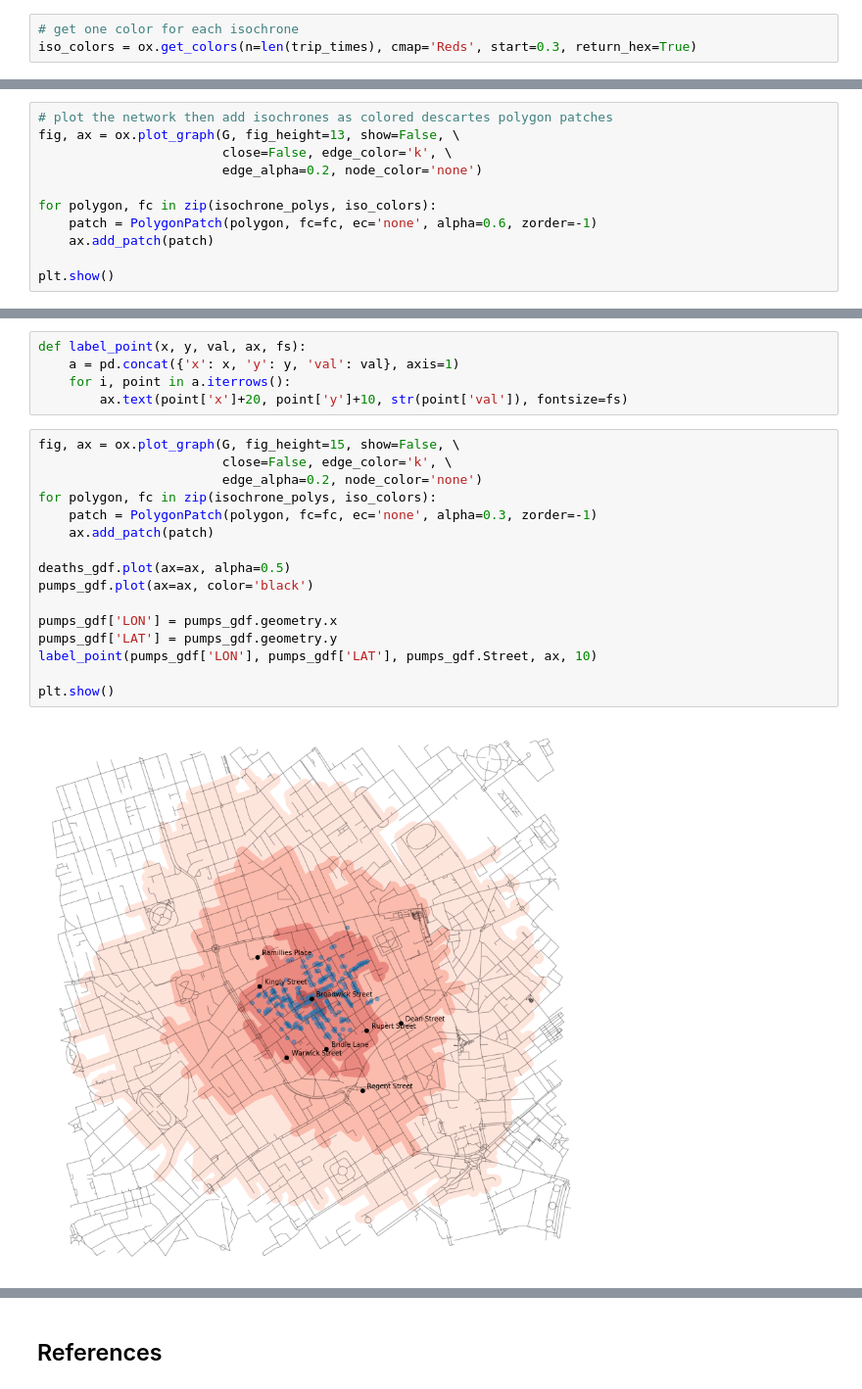
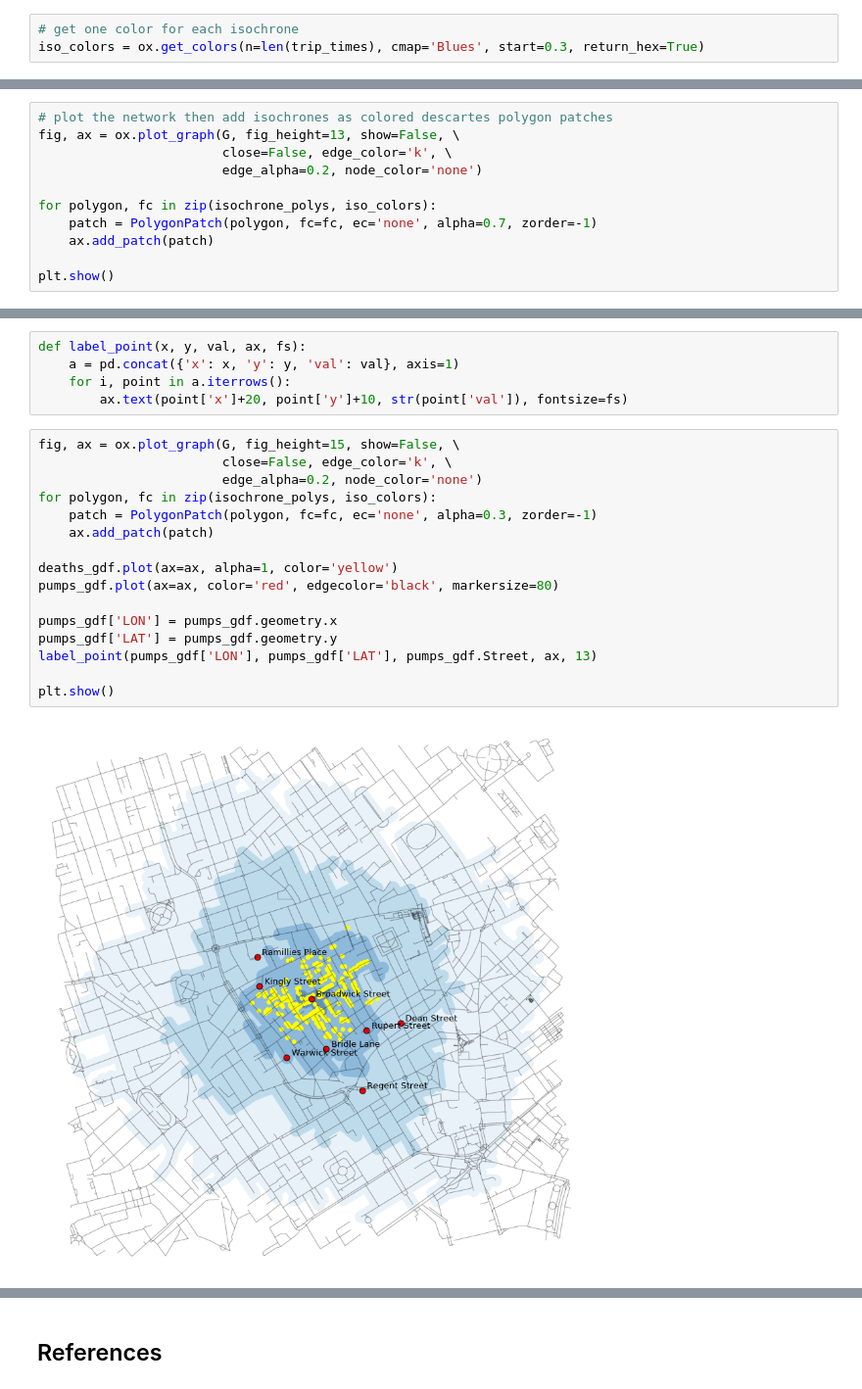
Before and after one commit to PHI-Case-Studies/1854-Cholera-Outbreak-London-Advanced-1, a Jupyter notebook: NB05-Cholera-Case-Study-Isochrone-Map.ipynb, the cells around one changed output, grey strips where cells are left out. Shown at 98% size. Saved outputs shown, nothing was run; the diff lists cells and outputs as text.

```diff
--- a/NB05-Cholera-Case-Study-Isochrone-Map.ipynb
+++ b/NB05-Cholera-Case-Study-Isochrone-Map.ipynb
@@ -127,7 +127,7 @@ Recall we defined __trip time__ and __travel speed__ earlier (top of the noteboo
 > `travel_speed = 4.5 #walking speed in km/hour`
 # %%
 # get one color for each isochrone
-iso_colors = ox.get_colors(n=len(trip_times), cmap='Reds', start=0.3, return_hex=True)
+iso_colors = ox.get_colors(n=len(trip_times), cmap='Blues', start=0.3, return_hex=True)
 # %%
 # color the nodes according to isochrone then plot the street network
 node_colors = {}
@@ -186,7 +188,7 @@ fig, ax = ox.plot_graph(G, fig_height=13, show=False, \
                         edge_alpha=0.2, node_color='none')
 
 for polygon, fc in zip(isochrone_polys, iso_colors):
-    patch = PolygonPatch(polygon, fc=fc, ec='none', alpha=0.6, zorder=-1)
+    patch = PolygonPatch(polygon, fc=fc, ec='none', alpha=0.7, zorder=-1)
     ax.add_patch(patch)
 
 plt.show()
@@ -373,18 +381,18 @@ def label_point(x, y, val, ax, fs):
 # %%
 fig, ax = ox.plot_graph(G, fig_height=15, show=False, \
                         close=False, edge_color='k', \
                         edge_alpha=0.2, node_color='none')
 for polygon, fc in zip(isochrone_polys, iso_colors):
     patch = PolygonPatch(polygon, fc=fc, ec='none', alpha=0.3, zorder=-1)
     ax.add_patch(patch)
 
-deaths_gdf.plot(ax=ax, alpha=0.5)
-pumps_gdf.plot(ax=ax, color='black')
+deaths_gdf.plot(ax=ax, alpha=1, color='yellow')
+pumps_gdf.plot(ax=ax, color='red', edgecolor='black', markersize=80)
 
 pumps_gdf['LON'] = pumps_gdf.geometry.x
 pumps_gdf['LAT'] = pumps_gdf.geometry.y
-label_point(pumps_gdf['LON'], pumps_gdf['LAT'], pumps_gdf.Street, ax, 10)
+label_point(pumps_gdf['LON'], pumps_gdf['LAT'], pumps_gdf.Street, ax, 13)
 
 plt.show()
 # %% [output]
-[figure, old version]
+[figure, new version]
```
Also changed, not shown: parts of 13 cells of this notebook, 1 other file.
